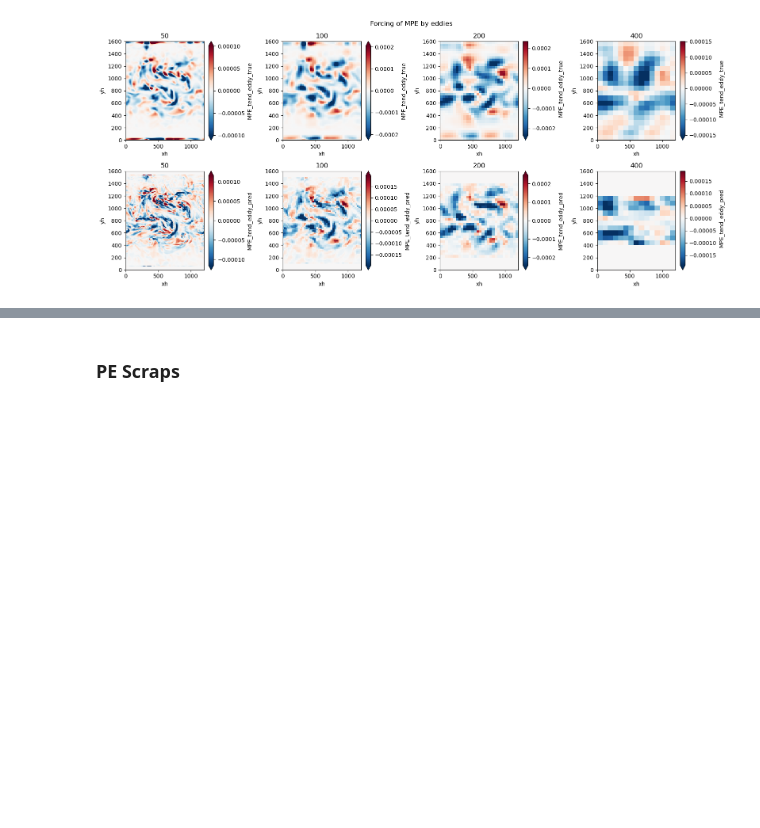
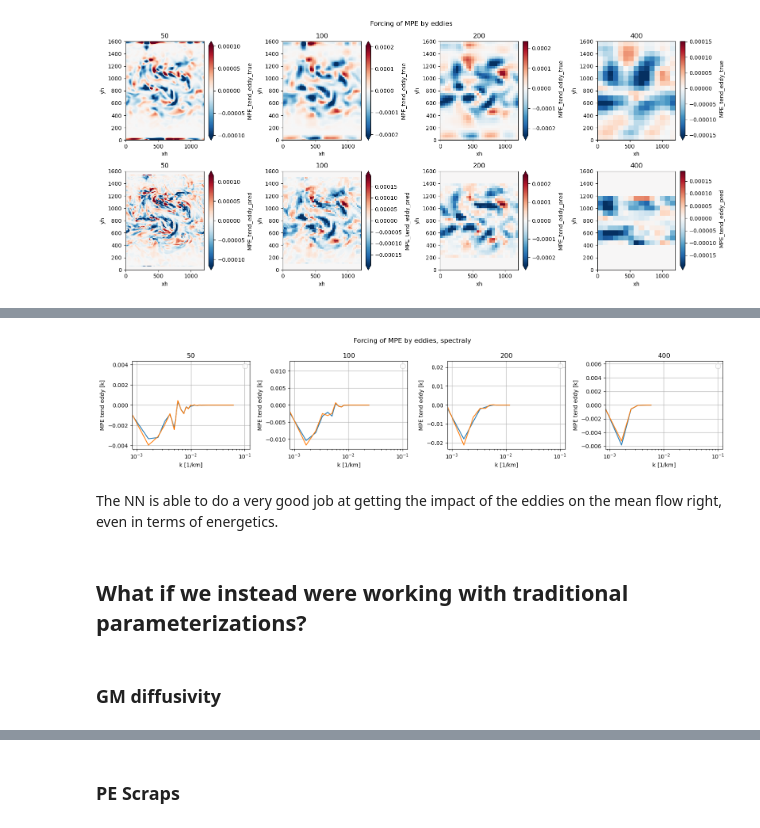
Before and after one commit to dhruvbalwada/mesoscale_buoyancy_param_ML, a Jupyter notebook: offline_analysis/data_MOM6p2l_ML_MOM6_P2L_all.ipynb, the cells around one changed output, grey strips where cells are left out. Drawn from its saved outputs; the diff is of its cells as text; code cells hidden in the pictures; blank space fills up the shorter version.

```diff
--- a/offline_analysis/data_MOM6p2l_ML_MOM6_P2L_all.ipynb
+++ b/offline_analysis/data_MOM6p2l_ML_MOM6_P2L_all.ipynb
@@ -255,0 +284,22 @@ WARNING:matplotlib.legend:No artists with labels found to put in legend.  Note t
+# %%
+plt.figure(figsize=(16, 3.5))
+
+nT = 3
+for i, L in enumerate(Lkeys):
+    plt.subplot(1,4,i+1)
+
+    (PE_dic[L]['MPE_tend_eddy_spectral_true'] * PE_dic[L].freq_xh).sel(yh=slice(400, 1200)).isel(Time=nT).mean(['yh']).plot()
+    (PE_dic[L]['MPE_tend_eddy_spectral_pred'] * PE_dic[L].freq_xh).sel(yh=slice(400, 1200)).isel(Time=nT).mean(['yh']).plot()
+    plt.xlim([1/1200, 1/8])
+    #plt.ylim([-5,0.2])
+    plt.xscale('log')
+    plt.grid()
+    plt.xlabel('k [1/km]')
+    plt.legend()
+    plt.ylabel('MPE tend eddy [k]')
+    plt.title(L)
+
+
+plt.suptitle('Forcing of MPE by eddies, spectraly')
+plt.tight_layout()
+# %% [output]
@@ -255,0 +310,7 @@ WARNING:matplotlib.legend:No artists with labels found to put in legend.  Note t
+[figure, added]
+# %% [markdown]
+The NN is able to do a very good job at getting the impact of the eddies on the mean flow right, even in terms of energetics.
+# %% [markdown]
+## What if we instead were working with traditional parameterizations?
+# %% [markdown]
+### GM diffusivity
```
Also changed, not shown: parts of 4 cells of this notebook, 6 other files.
